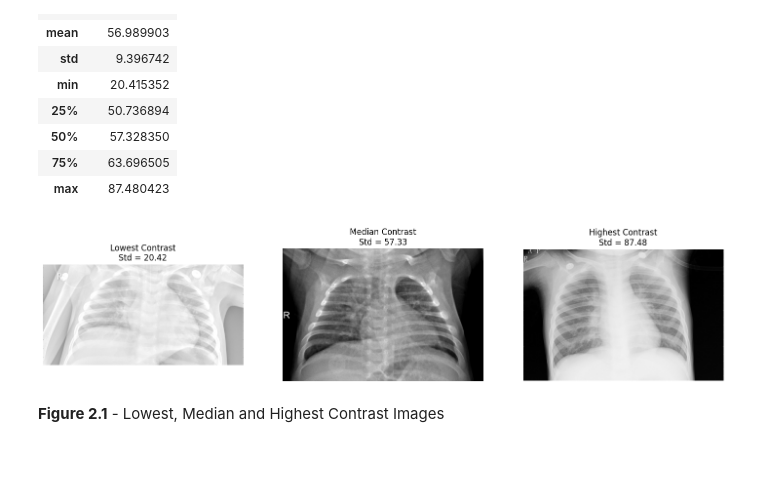
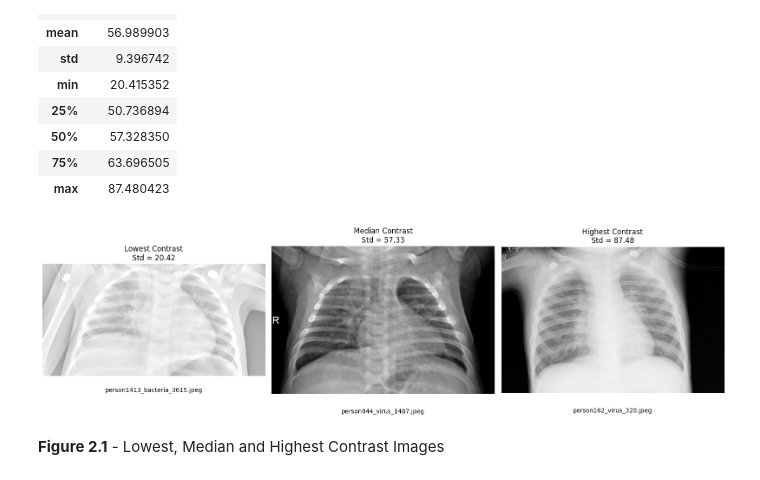
Before and after one commit to logus2k/apvc_p2, a Jupyter notebook: dl_for_cv_project2_v1.ipynb, the cells around one changed output. Saved outputs shown, nothing was run; the diff lists cells and outputs as text; code cells hidden in the pictures.

Commit message:
Add respective file names under each image

```diff
--- a/dl_for_cv_project2_v1.ipynb
+++ b/dl_for_cv_project2_v1.ipynb
@@ -141,31 +141,45 @@ Found 5856 images.
 # %%
 # Sort images by global contrast for selecting representative examples
 df_sorted = df_std.sort_values(by="global_std")
 
 # Identify lowest, median, and highest contrast samples
 low_row = df_sorted.iloc[0]
 mid_row = df_sorted.iloc[len(df_sorted) // 2]
 high_row = df_sorted.iloc[-1]
 
 selected = [
-	("Lowest Contrast", low_row["image"], low_row["global_std"]),
-	("Median Contrast", mid_row["image"], mid_row["global_std"]),
-	("Highest Contrast", high_row["image"], high_row["global_std"])
+    ("Lowest Contrast", low_row["image"], low_row["global_std"]),
+    ("Median Contrast", mid_row["image"], mid_row["global_std"]),
+    ("Highest Contrast", high_row["image"], high_row["global_std"])
 ]
 
 # Plot representative images for Figure 2.1
-plt.figure(figsize=(18, 6))
+plt.figure(figsize=(16, 7))
 
 for idx, (label, path, std_val) in enumerate(selected):
-	img = cv2.imread(path, cv2.IMREAD_GRAYSCALE)
-	plt.subplot(1, 3, idx + 1)
-	plt.imshow(img, cmap="gray")
-	plt.title(f"{label}\nStd = {std_val:.2f}")
-	plt.axis("off")
+    img = cv2.imread(path, cv2.IMREAD_GRAYSCALE)
+    filename = os.path.basename(path)
 
+    plt.subplot(1, 3, idx + 1)
+    plt.imshow(img, cmap="gray")
+
+    # Title above image
+    plt.title(f"{label}\nStd = {std_val:.2f}", fontsize=12)
+
+    plt.axis("off")
+
+    # File name below image
+    plt.text(
+        0.5, -0.10, filename,
+        fontsize=10,
+        ha='center', va='top',
+        transform=plt.gca().transAxes
+    )
+
+plt.tight_layout()
 plt.show()
 # %% [output]
-[figure, old version]
+[figure, new version]
 # %% [markdown]
 **Figure 2.1** - Lowest, Median and Highest Contrast Images
 # %%
```
Also changed, not shown: parts of 4 cells of this notebook.
